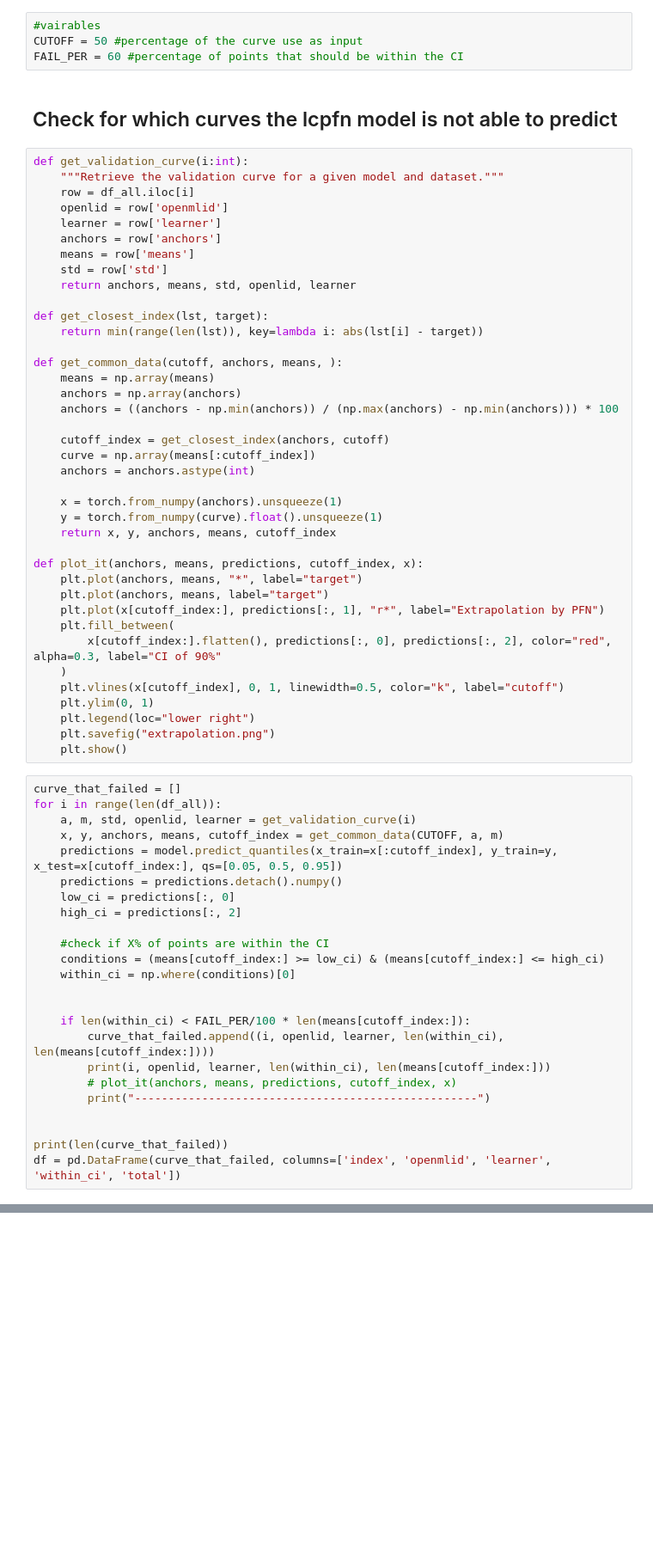
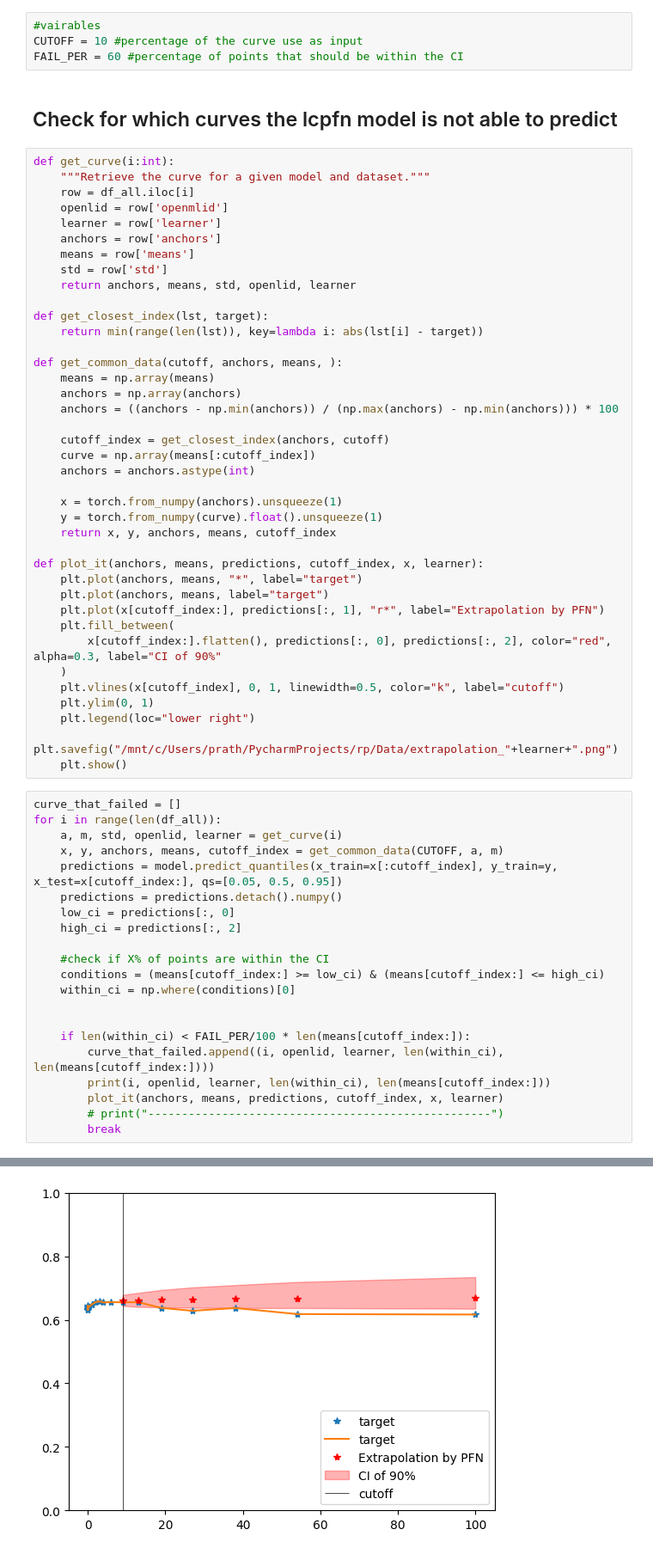
Before and after one commit to pratham2442000/BachelorThesis, a Jupyter notebook: exp_2.ipynb, the cells around one changed output, grey strips where cells are left out. Shown at 86% size. Drawn from its saved outputs; the diff is of its cells as text; blank space fills up the shorter version.

```diff
--- a/exp_2.ipynb
+++ b/exp_2.ipynb
@@ -21,12 +23,12 @@ print(model_name)
 # %%
 #vairables
-CUTOFF = 50 #percentage of the curve use as input
+CUTOFF = 10 #percentage of the curve use as input
 FAIL_PER = 60 #percentage of points that should be within the CI
 # %% [markdown]
 ## Check for which curves the lcpfn model is not able to predict
 # %%
-def get_validation_curve(i:int):
-    """Retrieve the validation curve for a given model and dataset."""
+def get_curve(i:int):
+    """Retrieve the curve for a given model and dataset."""
     row = df_all.iloc[i]
     openlid = row['openmlid']
     learner = row['learner']
@@ -51,7 +53,7 @@ def get_common_data(cutoff, anchors, means, ):
     y = torch.from_numpy(curve).float().unsqueeze(1)
     return x, y, anchors, means, cutoff_index
 
-def plot_it(anchors, means, predictions, cutoff_index, x):
+def plot_it(anchors, means, predictions, cutoff_index, x, learner):
     plt.plot(anchors, means, "*", label="target")
     plt.plot(anchors, means, label="target")
     plt.plot(x[cutoff_index:], predictions[:, 1], "r*", label="Extrapolation by PFN")
@@ -61,12 +63,12 @@ def plot_it(anchors, means, predictions, cutoff_index, x):
     plt.vlines(x[cutoff_index], 0, 1, linewidth=0.5, color="k", label="cutoff")
     plt.ylim(0, 1)
     plt.legend(loc="lower right")
-    plt.savefig("extrapolation.png")
+    plt.savefig("/mnt/c/Users/prath/PycharmProjects/rp/Data/extrapolation_"+learner+".png")
     plt.show()
 # %%
 curve_that_failed = []
 for i in range(len(df_all)):
-    a, m, std, openlid, learner = get_validation_curve(i)
+    a, m, std, openlid, learner = get_curve(i)
     x, y, anchors, means, cutoff_index = get_common_data(CUTOFF, a, m)
     predictions = model.predict_quantiles(x_train=x[:cutoff_index], y_train=y, x_test=x[cutoff_index:], qs=[0.05, 0.5, 0.95])
     predictions = predictions.detach().numpy()
@@ -81,9 +83,7 @@ for i in range(len(df_all)):
     if len(within_ci) < FAIL_PER/100 * len(means[cutoff_index:]):
         curve_that_failed.append((i, openlid, learner, len(within_ci), len(means[cutoff_index:])))
         print(i, openlid, learner, len(within_ci), len(means[cutoff_index:]))
-        # plot_it(anchors, means, predictions, cutoff_index, x)
-        print("---------------------------------------------------")
-
-
-print(len(curve_that_failed))
-df = pd.DataFrame(curve_that_failed, columns=['index', 'openmlid', 'learner', 'within_ci', 'total'])
+        plot_it(anchors, means, predictions, cutoff_index, x, learner)
+        # print("---------------------------------------------------")
+        break
+# %% [output]
@@ -89,0 +91 @@ df = pd.DataFrame(curve_that_failed, columns=['index', 'openmlid', 'learner', 'w
+[figure, added]
```
Also changed, not shown: parts of 5 cells of this notebook, 2 other files.
